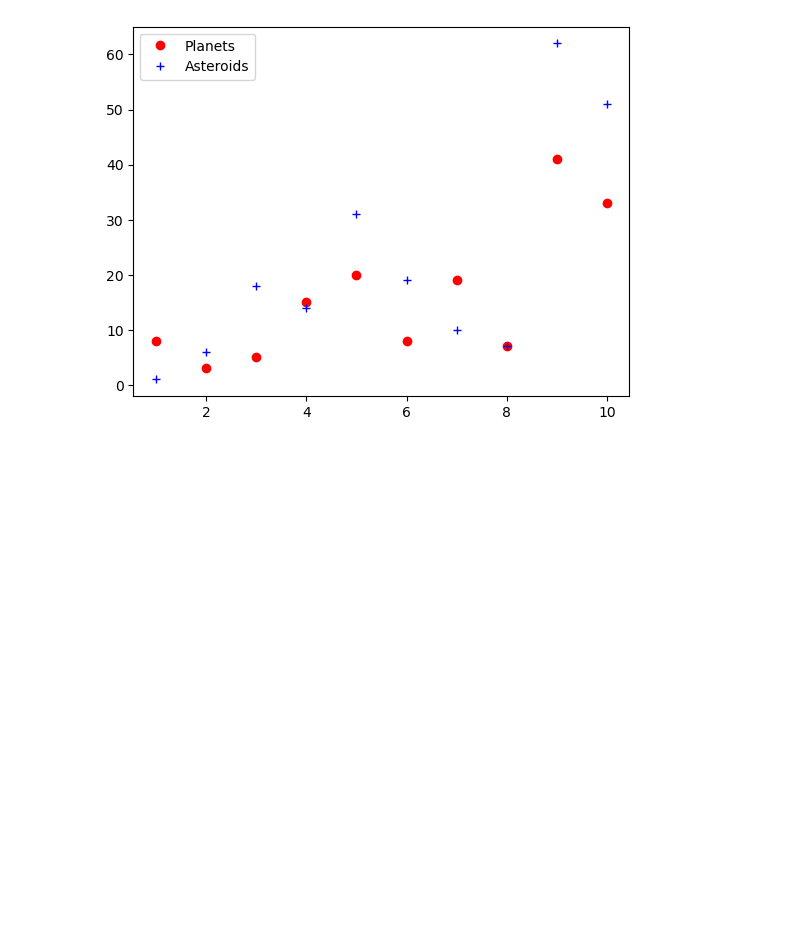
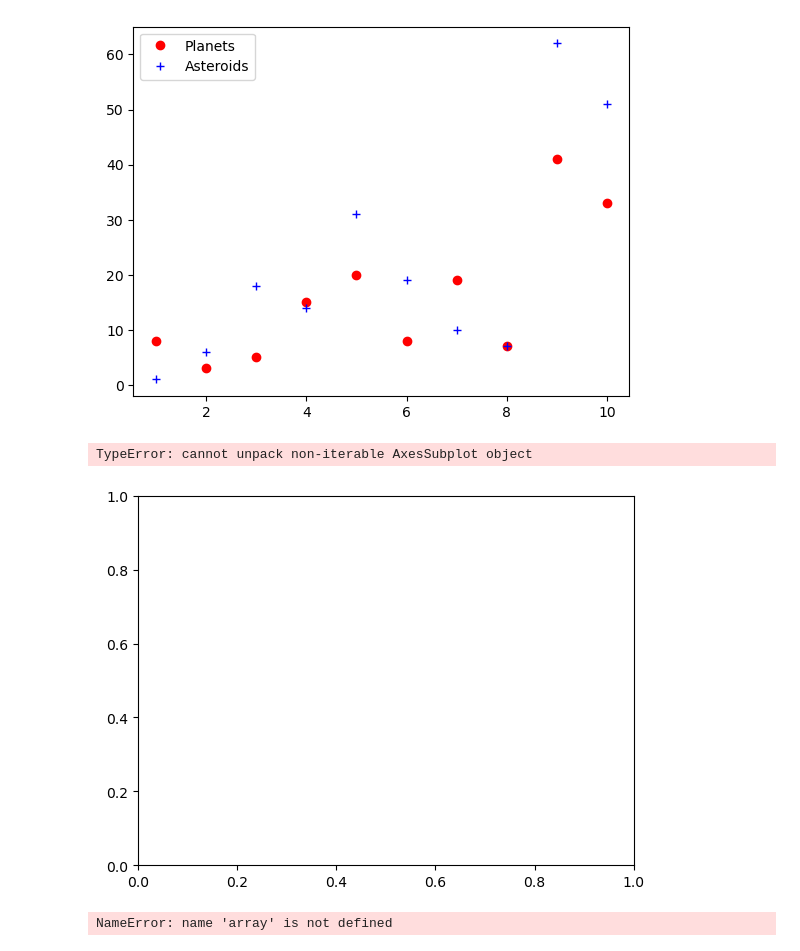
Before and after one commit to UditKarth/python_for_astro_walkthrough, a Jupyter notebook: Chapter 7.ipynb, the cells around one changed output. Cells and saved outputs as stored; diff of their text form; code cells hidden in the pictures; blank space fills up the shorter version.

```diff
--- a/Chapter 7.ipynb
+++ b/Chapter 7.ipynb
@@ -44,3 +44,14 @@ plt.legend() #Without this line, the labels will exist but not be shown on the p
 plt.show()
 # %% [output]
 [figure]
+# %%
+#The plot function fills in extra information for us. Using subplot enables us to make more specific graphs.
+fig, ax = plt.subplot()
+# %% [output]
+TypeError: cannot unpack non-iterable AxesSubplot object
+[figure, added]
+# %%
+plt.imshow(array, cmap="gray_r")
+plt.show()
+# %% [output]
+NameError: name 'array' is not defined
```
